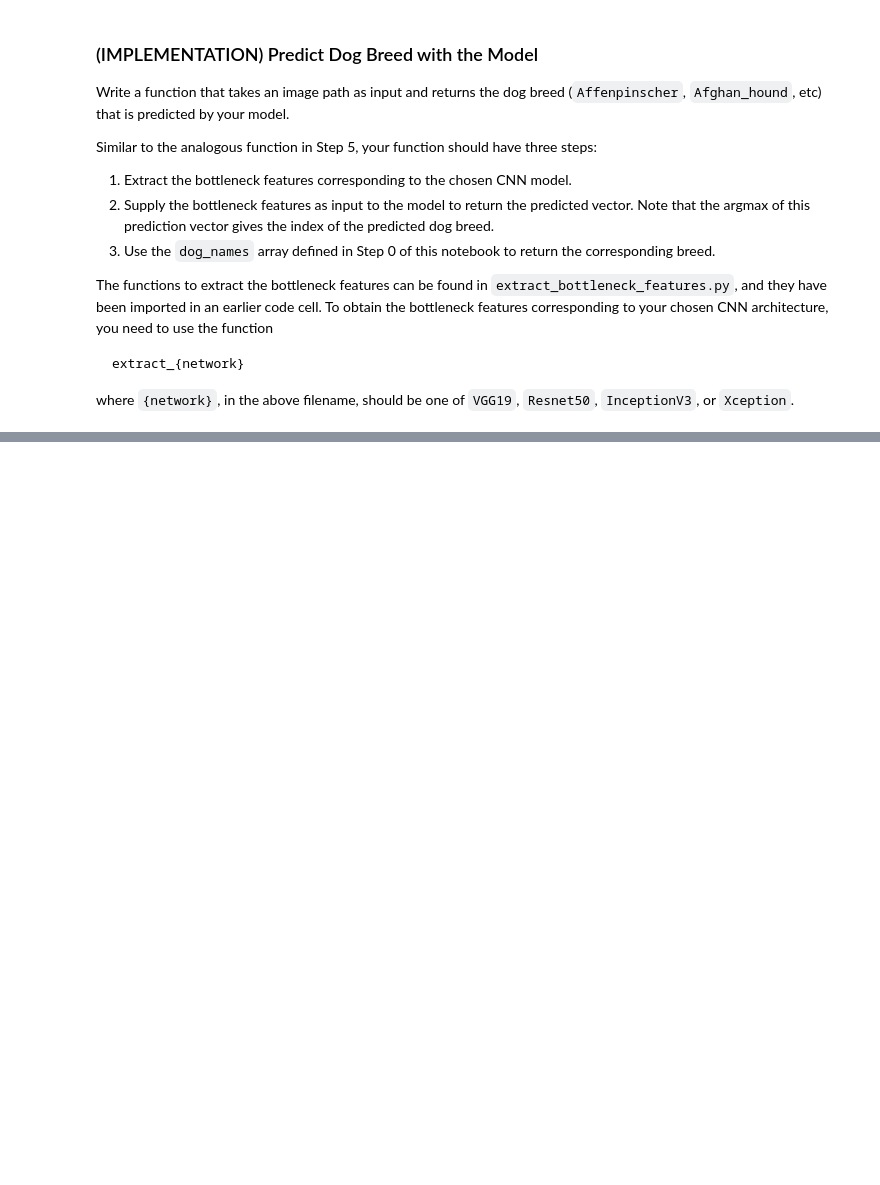
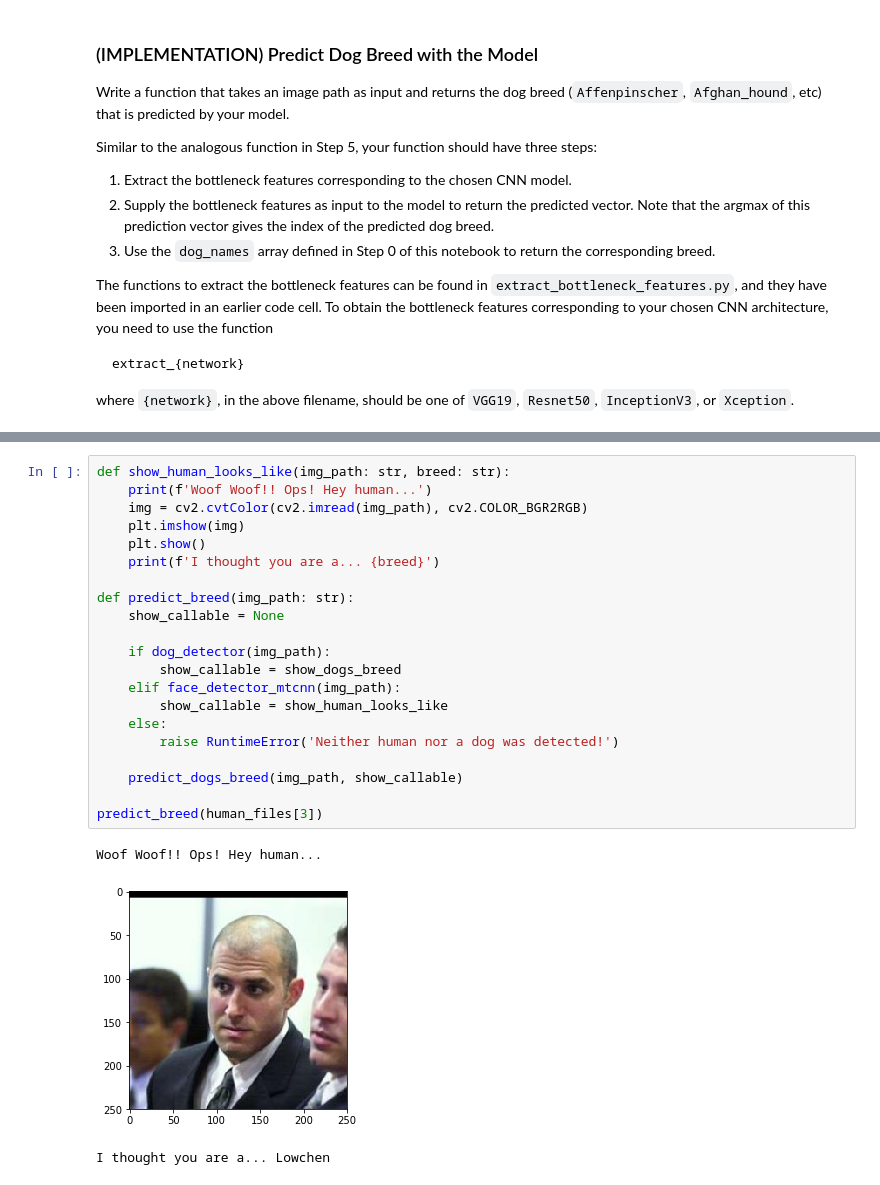
Before and after one commit to BAlmeidaS/dog-project, a Jupyter notebook: dog_app.ipynb, the cells around one changed output, grey strips where cells are left out. Drawn from its saved outputs; the diff is of its cells as text; blank space fills up the shorter version.

```diff
--- a/dog_app.ipynb
+++ b/dog_app.ipynb
@@ -890,3 +911,28 @@ Some sample output for our algorithm is provided below, but feel free to design
+# %%
+def show_human_looks_like(img_path: str, breed: str):
+    print(f'Woof Woof!! Ops! Hey human...')
+    img = cv2.cvtColor(cv2.imread(img_path), cv2.COLOR_BGR2RGB)
+    plt.imshow(img)
+    plt.show()
+    print(f'I thought you are a... {breed}')
+
+def predict_breed(img_path: str):
+    show_callable = None
+
+    if dog_detector(img_path):
+        show_callable = show_dogs_breed
+    elif face_detector_mtcnn(img_path):
+        show_callable = show_human_looks_like
+    else:
+        raise RuntimeError('Neither human nor a dog was detected!')
+
+    predict_dogs_breed(img_path, show_callable)
+
+predict_breed(human_files[3])
+# %% [output]
+Woof Woof!! Ops! Hey human...
+[figure, added]
+I thought you are a... Lowchen
 # %% [markdown]
 ---
 <a id='step7'></a>
```
Also changed, not shown: parts of 17 cells of this notebook, 2 other files.
